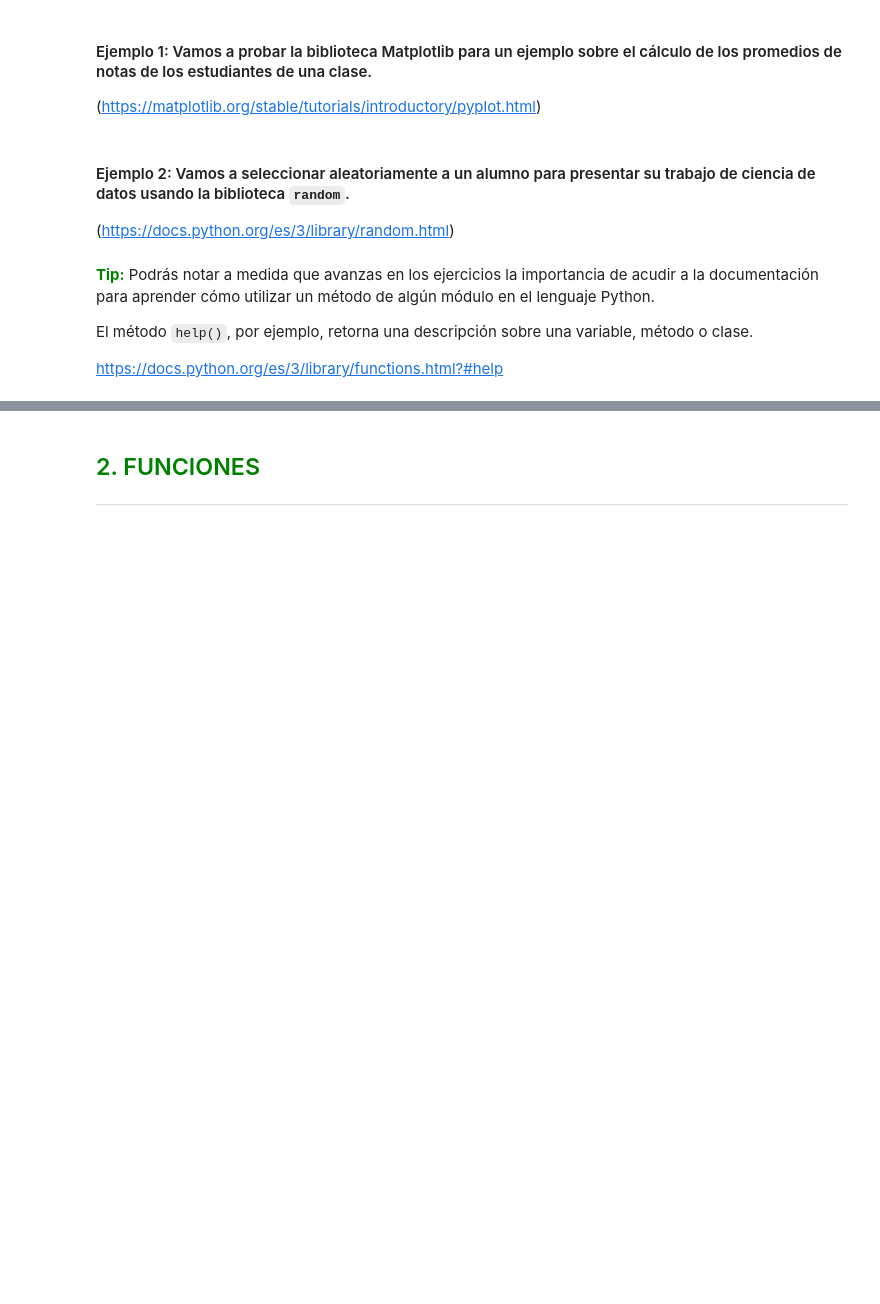
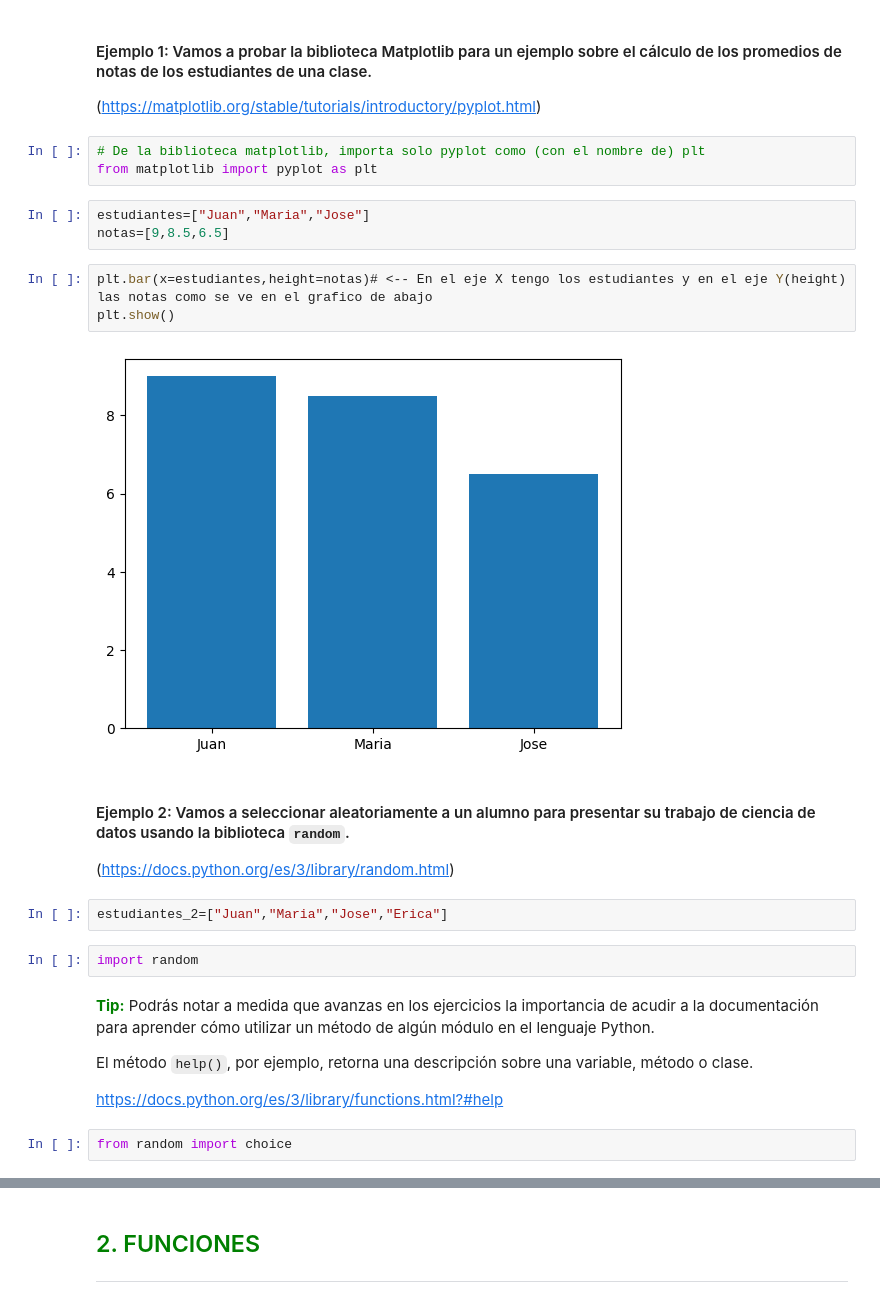
Before and after one commit to Kross363/Python-Data-Science, a Jupyter notebook: Python_Data_Science_Funciones_Bibliotecas.ipynb, the cells around one changed output, grey strips where cells are left out. Saved outputs shown, nothing was run; the diff lists cells and outputs as text; blank space fills up the shorter version.

```diff
--- a/Python_Data_Science_Funciones_Bibliotecas.ipynb
+++ b/Python_Data_Science_Funciones_Bibliotecas.ipynb
@@ -71,13 +71,30 @@ Successfully installed matplotlib-3.10.7
 #### Ejemplo 1: Vamos a probar la biblioteca Matplotlib para un ejemplo sobre el cálculo de los promedios de notas de los estudiantes de una clase.
 
 (https://matplotlib.org/stable/tutorials/introductory/pyplot.html)
+# %%
+# De la biblioteca matplotlib, importa solo pyplot como (con el nombre de) plt
+from matplotlib import pyplot as plt
+# %%
+estudiantes=["Juan","Maria","Jose"]
+notas=[9,8.5,6.5]
+# %%
+plt.bar(x=estudiantes,height=notas)# <-- En el eje X tengo los estudiantes y en el eje Y(height) las notas como se ve en el grafico de abajo
+plt.show()
+# %% [output]
+[figure, added]
 # %% [markdown]
 #### Ejemplo 2: Vamos a seleccionar aleatoriamente a un alumno para presentar su trabajo de ciencia de datos usando la biblioteca `random`.
 
 (https://docs.python.org/es/3/library/random.html)
+# %%
+estudiantes_2=["Juan","Maria","Jose","Erica"]
+# %%
+import random
 # %% [markdown]
 <font color=green>**Tip:**</font> Podrás notar a medida que avanzas en los ejercicios la importancia de acudir a la documentación para aprender cómo utilizar un método de algún módulo en el lenguaje Python.
 
 El método `help()`, por ejemplo, retorna una descripción sobre una variable, método o clase.
 
 https://docs.python.org/es/3/library/functions.html?#help
+# %%
+from random import choice
```
Also changed, not shown: parts of 2 cells of this notebook.
